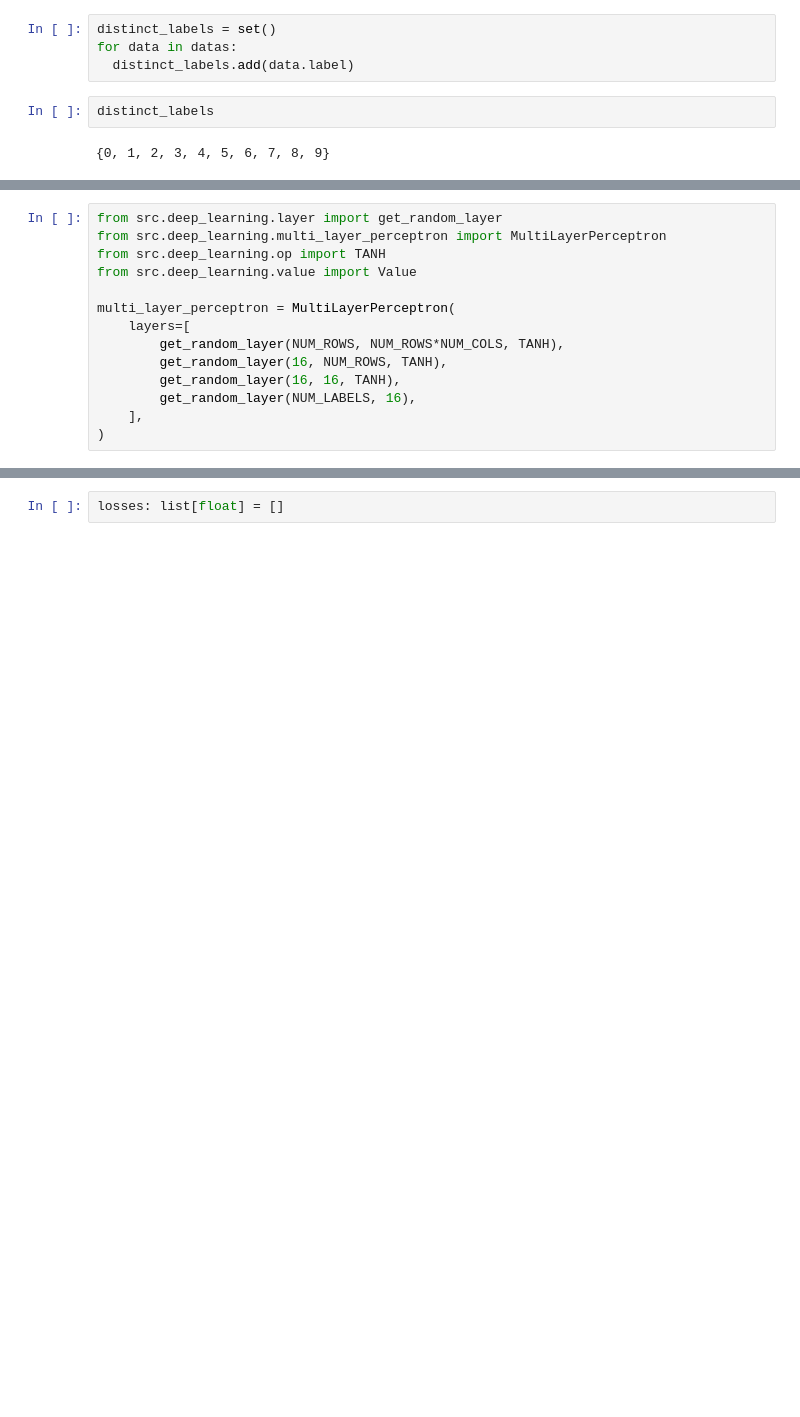
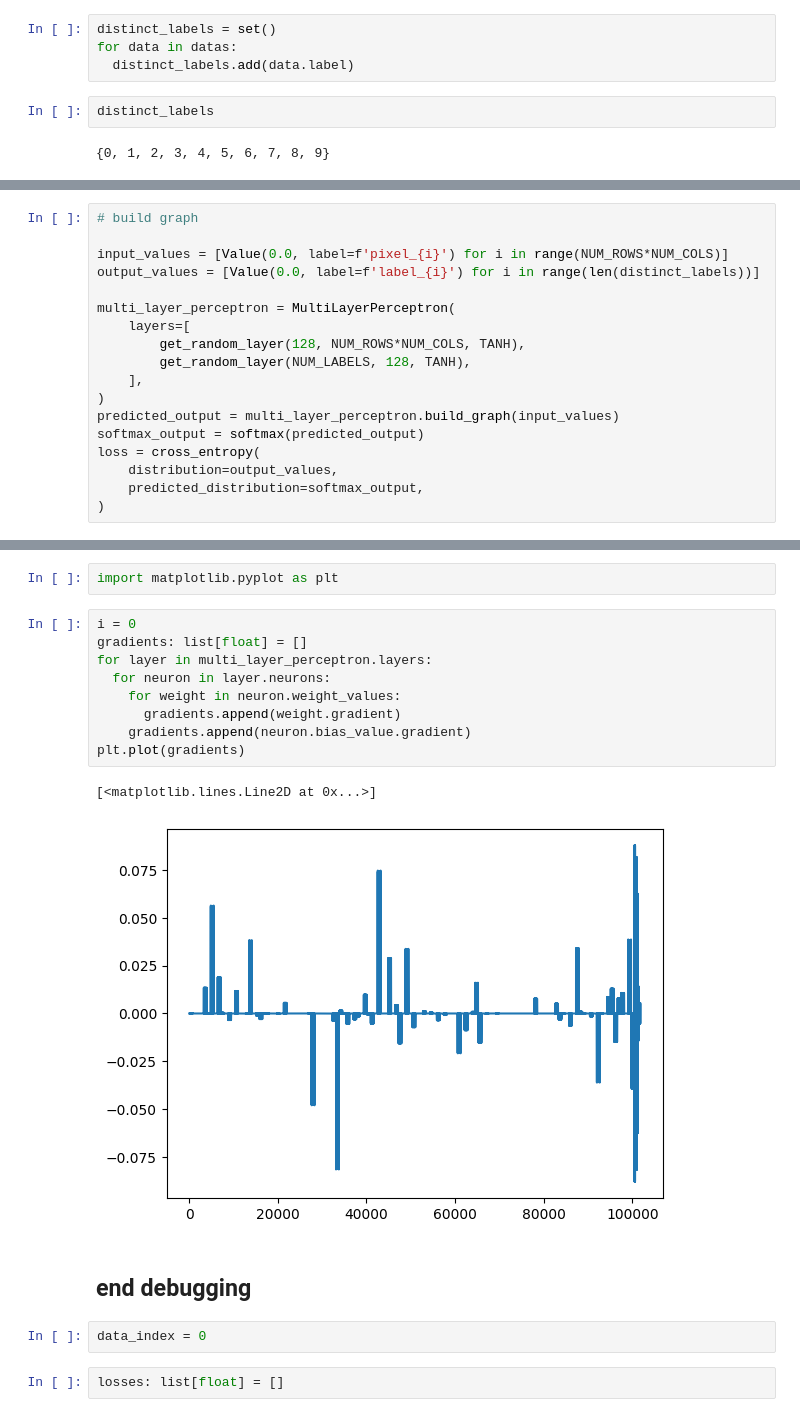
Before and after one commit to OmerBaddour/deep_learning, a Jupyter notebook: notebooks/mnist.ipynb, the cells around one changed output, grey strips where cells are left out. Drawn from its saved outputs; the diff is of its cells as text; blank space fills up the shorter version.

```diff
--- a/notebooks/mnist.ipynb
+++ b/notebooks/mnist.ipynb
@@ -65,14 +76,18 @@ distinct_labels
 # %%
-from src.deep_learning.layer import get_random_layer
-from src.deep_learning.multi_layer_perceptron import MultiLayerPerceptron
-from src.deep_learning.op import TANH
-from src.deep_learning.value import Value
+# build graph
+
+input_values = [Value(0.0, label=f'pixel_{i}') for i in range(NUM_ROWS*NUM_COLS)]
+output_values = [Value(0.0, label=f'label_{i}') for i in range(len(distinct_labels))]
 
 multi_layer_perceptron = MultiLayerPerceptron(
     layers=[
-        get_random_layer(NUM_ROWS, NUM_ROWS*NUM_COLS, TANH),
-        get_random_layer(16, NUM_ROWS, TANH),
-        get_random_layer(16, 16, TANH),
-        get_random_layer(NUM_LABELS, 16),
+        get_random_layer(128, NUM_ROWS*NUM_COLS, TANH),
+        get_random_layer(NUM_LABELS, 128, TANH),
     ],
 )
+predicted_output = multi_layer_perceptron.build_graph(input_values)
+softmax_output = softmax(predicted_output)
+loss = cross_entropy(
+    distribution=output_values,
+    predicted_distribution=softmax_output,
+)
@@ -84,3 +114,21 @@ from src.deep_learning.util import cross_entropy
+# %%
+import matplotlib.pyplot as plt
+# %%
+i = 0
+gradients: list[float] = []
+for layer in multi_layer_perceptron.layers:
+  for neuron in layer.neurons:
+    for weight in neuron.weight_values:
+      gradients.append(weight.gradient)
+    gradients.append(neuron.bias_value.gradient)
+plt.plot(gradients)
+# %% [output]
+[<matplotlib.lines.Line2D at 0x...>]
+[figure, added]
+# %% [markdown]
+## end debugging
+# %%
+data_index = 0
 # %%
 losses: list[float] = []
 # %%
```
Also changed, not shown: parts of 11 cells of this notebook, 10 other files.
